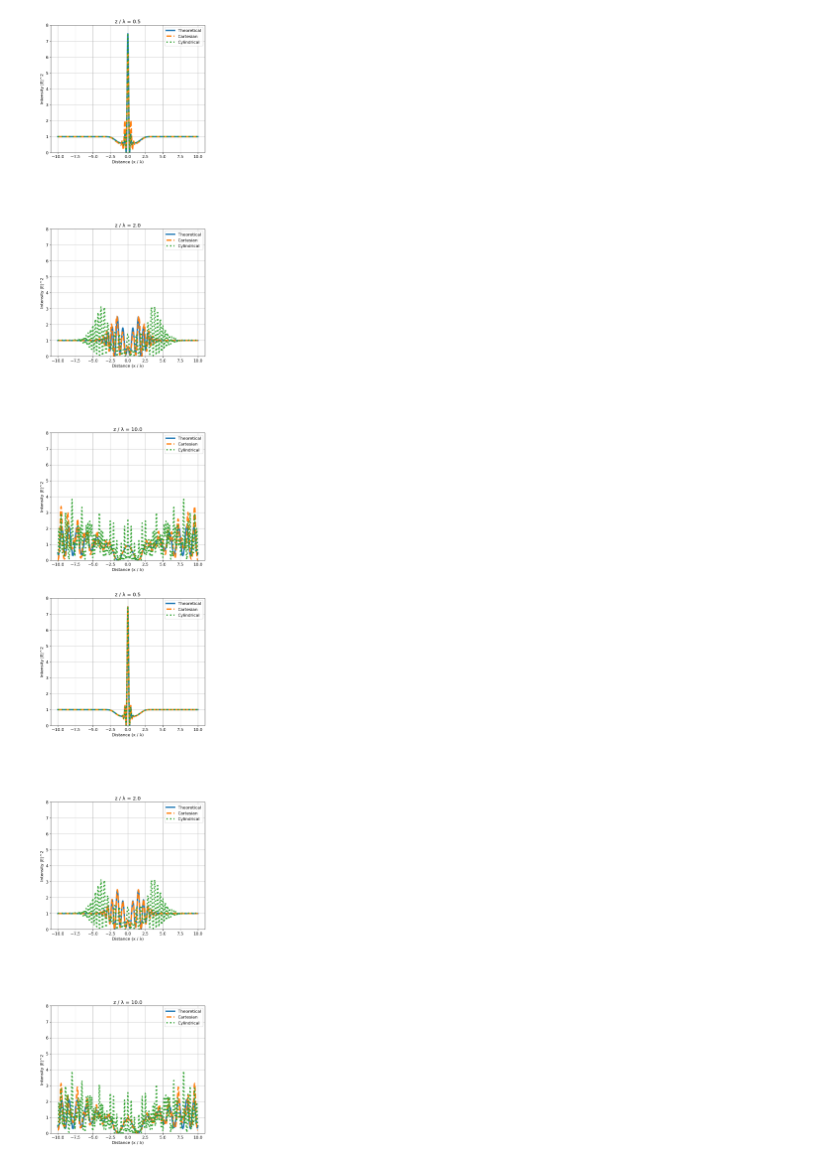
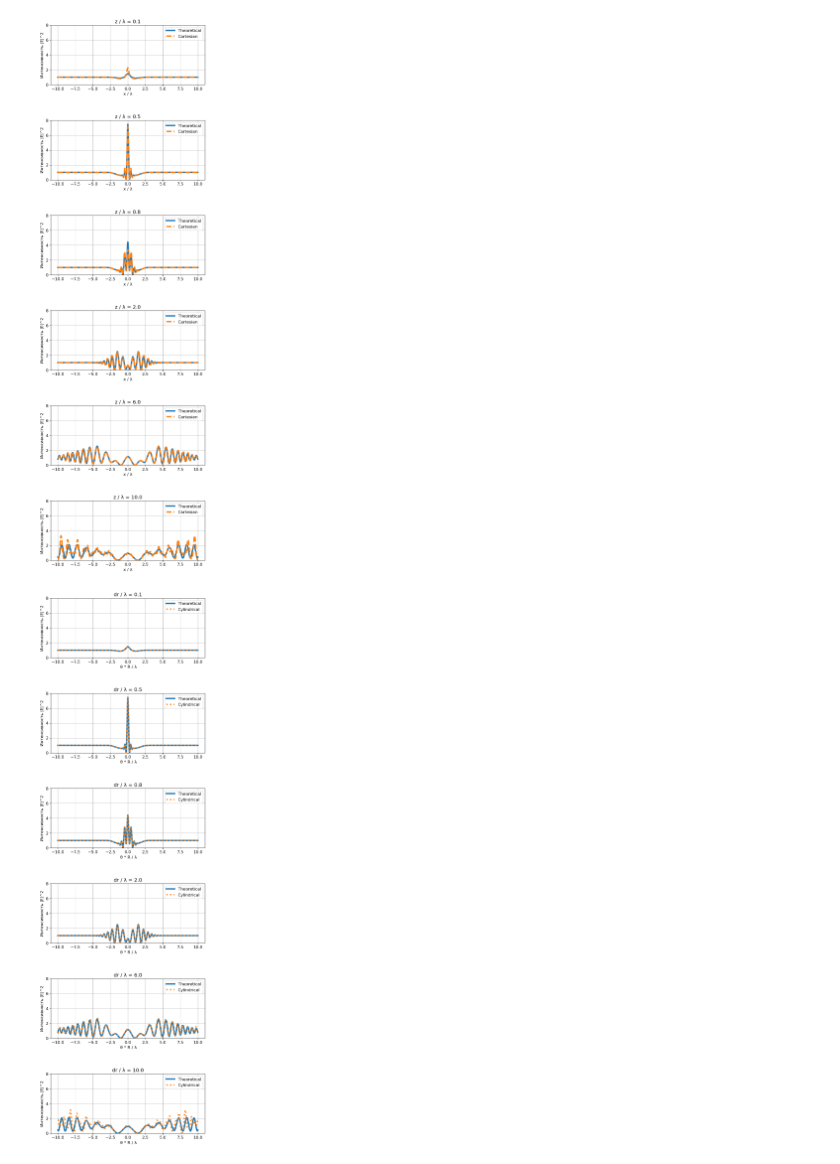
Before and after one commit to Margo-10/master_diploma, a Jupyter notebook: interpretation.ipynb, the cells around one changed output. Saved outputs shown, nothing was run; the diff lists cells and outputs as text; code cells hidden in the pictures.

```diff
--- a/interpretation.ipynb
+++ b/interpretation.ipynb
@@ -45,20 +42,20 @@ class PlotResults:
                 linewidth=4,
                 linestyle="--",
             )
-            axs[i].plot(
-                self.phase_screen_cyl.theta * self.phase_screen_cyl.R /wavelength,
-                cyl_intensity,
-                label="Cylindrical",
-                linewidth=4,
-                linestyle="dotted",
-            )
+            # axs[i].plot(
+            #     self.phase_screen_cyl.theta * self.phase_screen_cyl.R /wavelength,
+            #     cyl_intensity,
+            #     label="Cylindrical",
+            #     linewidth=4,
+            #     linestyle="dotted",
+            # )
             axs[i].set_title(f"z / λ = {zi}")
-            axs[i].set_xlabel("Distance (x / λ)")
-            axs[i].set_ylabel("Intensity |E|^2")
+            axs[i].set_xlabel("x / λ")
+            axs[i].set_ylabel("Интенсивность |E|^2")
             axs[i].legend()
             axs[i].grid()
             axs[i].set_ylim([0, 8])
 
         # plt.tight_layout()
-        plt.savefig(f"C:\\GitHub\\master_diploma\\figures\\dx={self.phase_screen_dec.dx}_NEW3.0GraphsForReview.png", dpi='figure')
+        plt.savefig(f"C:\\GitHub\\master_diploma\\figures\\grid_size={self.phase_screen_dec.grid_size}_Topanga.png", dpi='figure')
         plt.show()
@@ -66,32 +118,34 @@ class PlotResults:
 # Constants
 
 #both cartesian and cylindrical
-freq = 1e9
-wavelength = c / freq
-k = compute_k(wavelength)
+c = 3e8
+freq = 1e8
+wavelength = c/freq #meters, 2.25 GHz frequency
+k = 2 * np.pi / wavelength
 phi0 = 10  # phi0 in radians
 r0 = wavelength
-L = 6  # Length of the observation grid
-grid_size = 30000
+L = 60  # Length of the observation grid
 #Here z_values = z2-z1, where z1 = 0, z2 = z1 + dz = 0 + z_values
-z_divide_lambda =  np.concatenate((np.array([0.5]) , np.linspace(2, 10, 2)))
+z_divide_lambda =  np.concatenate((np.array([0.1, 0.5, 0.8]) , np.linspace(2, 10, 3)))
 z_values = z_divide_lambda*wavelength
 
 
 #cylindrical only
-R = 100  # 100 meters to source (it is radius of circle)
+R = 1000  # meters to source (it is radius of circle)
 Grid_theta = 0.06  # radians
-r = 100
+r = 1000
 dr_values = z_divide_lambda*wavelength
-grid_sizes = np.linspace(5000, 150000, 6 ,dtype='int')
+grid_sizes = np.linspace(10000, 100000, 7 ,dtype='int')
 # %%
 # Create phase screens and plots
 for grid_size in grid_sizes:
     phase_screen_dec = ps.PhaseScreenDec(k, phi0, r0, grid_size, L, z_values)
     e_theoretical = ps.E_theoretical(k, phi0, r0, grid_size, L, z_values)
     phase_screen_cyl = ps.PhaseScreenCyl(k, phi0, r0, grid_size, R, Grid_theta, r, dr_values)
     results_plot = PlotResults(phase_screen_dec, e_theoretical, phase_screen_cyl)
     results_plot.plot_results(wavelength,z_divide_lambda)
+    results_plotCyl = PlotResultsCyl(phase_screen_dec, e_theoretical, phase_screen_cyl)
+    results_plotCyl.plot_results(wavelength,z_divide_lambda)
 # %% [output]
-[figure, old version]
+[figure, new version]
-[figure, old version]
+[figure, new version]
```
Also changed, not shown: parts of 8 cells of this notebook, 1 other file.
